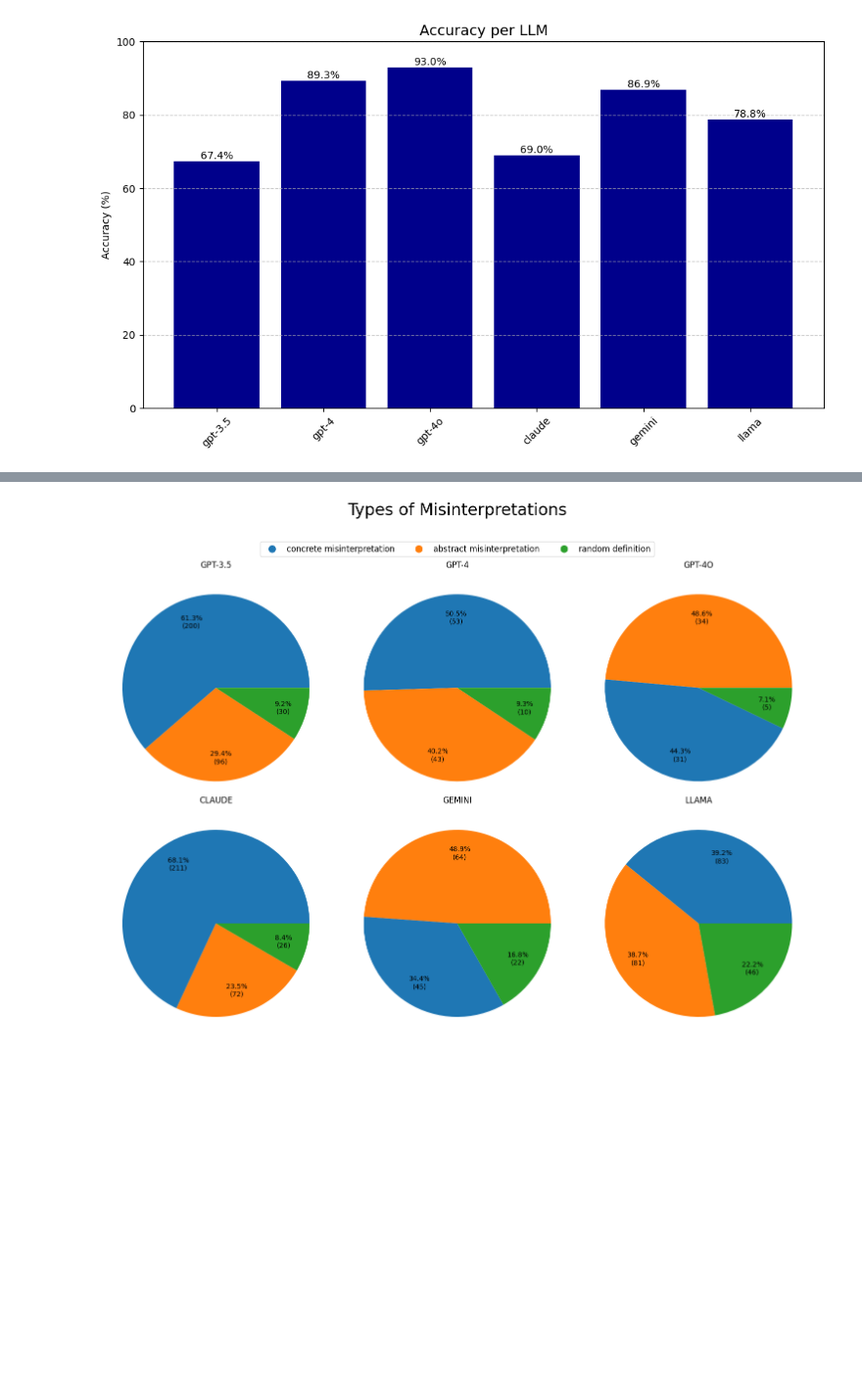
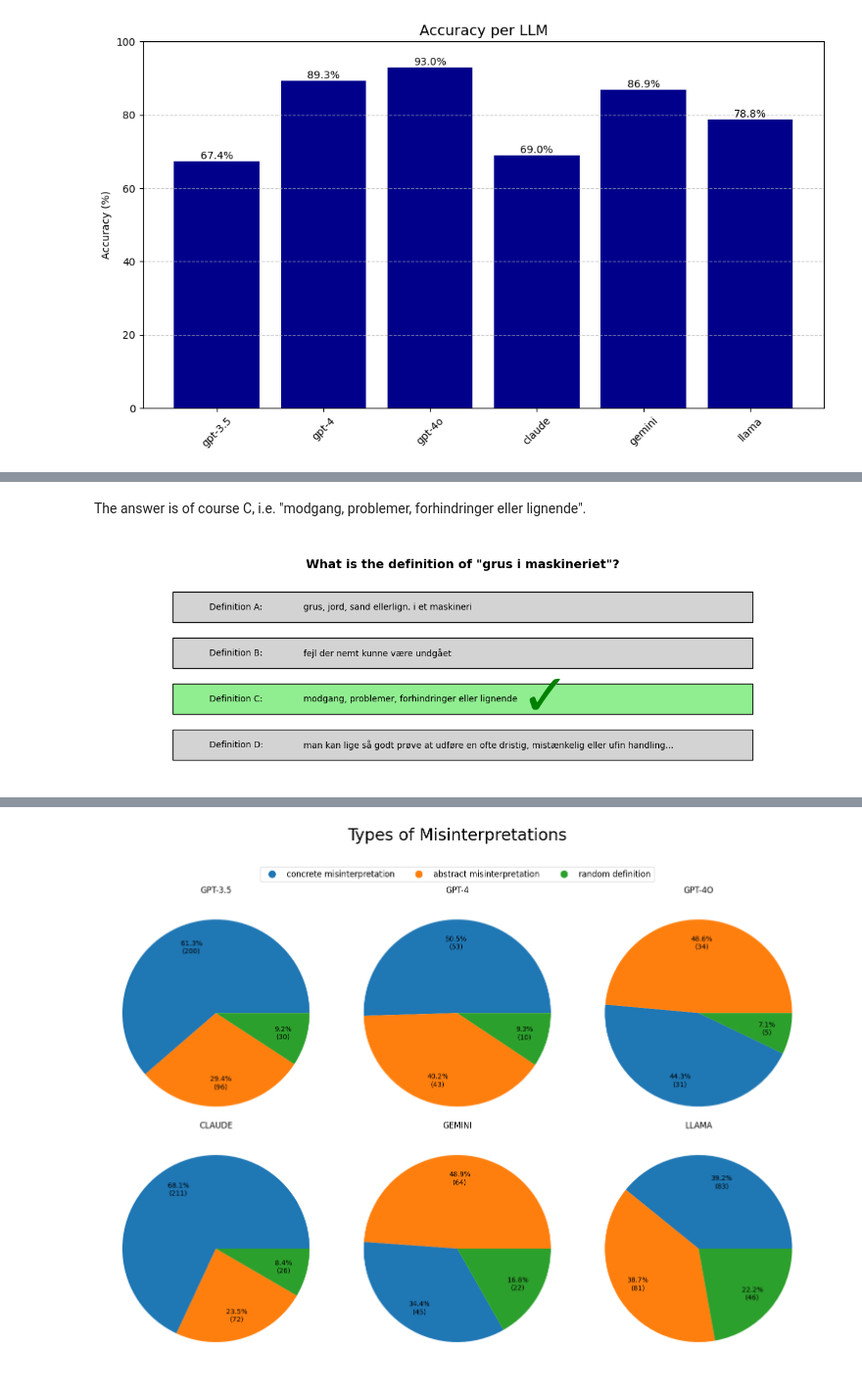
Before and after one commit to segiITU/evaluating_llm_danish_expressions, a Jupyter notebook: notebooks/walkthrough_project_findings.ipynb, the cells around one changed output, grey strips where cells are left out. Shown at 98% size. Saved outputs shown, nothing was run; the diff lists cells and outputs as text; code cells hidden in the pictures; blank space fills up the shorter version.

```diff
--- a/notebooks/walkthrough_project_findings.ipynb
+++ b/notebooks/walkthrough_project_findings.ipynb
@@ -71,0 +102,36 @@ Let's take a look at the types of misinterpretations below.
+# %% [markdown]
+The answer is of course C, i.e. "modgang, problemer, forhindringer eller lignende".
+# %%
+import matplotlib.pyplot as plt
+import matplotlib.patches as patches
+
+fig, ax = plt.subplots(figsize=(12, 4))
+ax.set_xlim(0, 10)
+ax.set_ylim(0, 6)
+
+plt.text(5, 5.5, 'What is the definition of "grus i maskineriet"?', ha='center', va='center', fontsize=14, fontweight='bold')
+
+options = {
+   'A': ('grus, jord, sand ellerlign. i et maskineri', 'lightgray'),
+   'B': ('fejl der nemt kunne være undgået', 'lightgray'),
+   'C': ('modgang, problemer, forhindringer eller lignende', 'lightgreen'),
+   'D': ('man kan lige så godt prøve at udføre en ofte dristig, mistænkelig eller ufin handling...', 'lightgray')
+}
+
+y_pos = 4
+for key, (text, color) in options.items():
+   rect = patches.Rectangle((1, y_pos), 8, 0.8, facecolor=color, edgecolor='black')
+   ax.add_patch(rect)
+   plt.text(1.5, y_pos+0.4, f'Definition {key}:', va='center')
+   plt.text(2.8, y_pos+0.4, text, va='center', wrap=True)
+
+   if key == 'C':
+       plt.text(5.8, y_pos+0.4, '✓', color='green', fontsize=68, va='center')
+
+   y_pos -= 1.2
+
+ax.axis('off')
+plt.tight_layout()
+plt.show()
+# %% [output]
+[figure, added]
```
Also changed, not shown: parts of 8 cells of this notebook.
